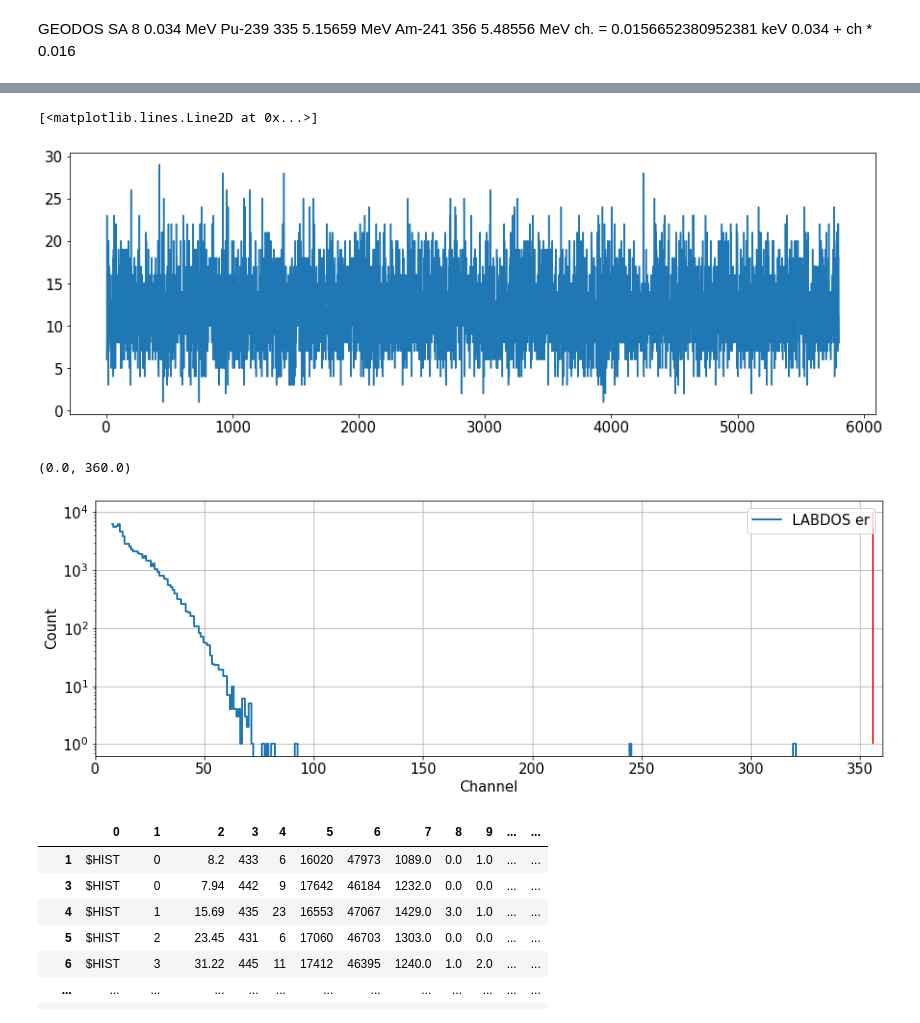
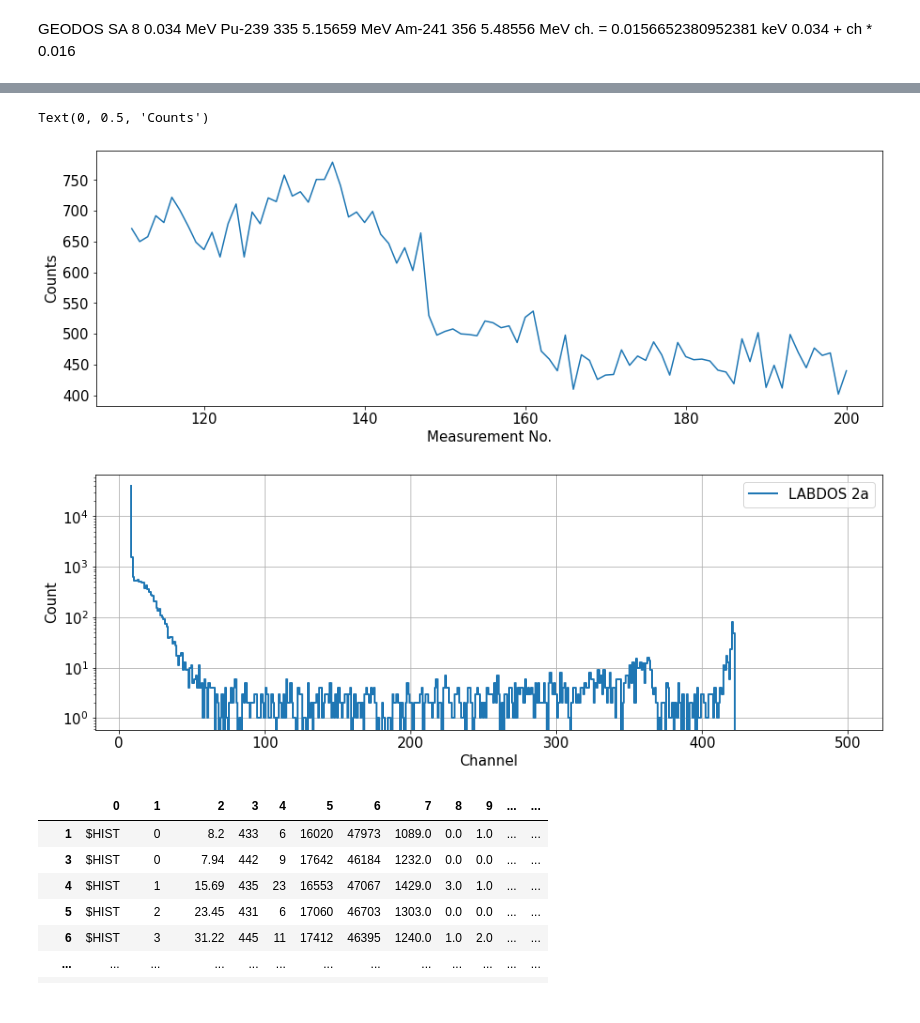
Before and after one commit to UniversalScientificTechnologies/LABDOS01, a Jupyter notebook: notebooks/data-parser.ipynb, the cells around one changed output, grey strips where cells are left out. Drawn from its saved outputs; the diff is of its cells as text; code cells hidden in the pictures.

Commit message:
Plot of calculation with CARI

```diff
--- a/notebooks/data-parser.ipynb
+++ b/notebooks/data-parser.ipynb
@@ -539,13 +540,16 @@ ch. =  0.0156652380952381 keV
 # %%
 # Uranium glass
 fto = '/storage/experiments/2023/0301_SA/uranium_glass/0.TXT' #  File to Open
+fto = '/storage/experiments/2023/03_balonek/ref2_5V/0.TXT' #  File to Open
+#fto = '/storage/experiments/2023/03_balonek/Am/0.TXT' #  File to Open
+#fto = '/storage/experiments/2023/03_balonek/ref5V/0.TXT' #  File to Open
 #fto = '/storage/experiments/2023/0301_SA/PuAm/0.TXT' #  File to Open
 
 l=[]
 l.extend(range(0,505))
 df = pd.read_csv(fto, sep=',', header=None, names=l, comment='*', low_memory=False)#,engine='python' )
 df = df.reset_index(drop=True)
-sn3 = df.loc[df[0]=='$DOS'].iloc[0,5]
+sn3 = df.loc[df[0]=='$DOS'].iloc[0,6]
 print("S.N.: ", sn3)
 df = df.loc[df[0]=='$HIST']
 # %% [output]
@@ -553,14 +573,22 @@ S.N.:  User
 # %%
 FIRST_CHANNEL = 8
 df['sum'] = df.iloc[:,FIRST_CHANNEL:-1].sum(axis=1)
 
 plt.figure(figsize=(15,5))
 matplotlib.rcParams.update({'font.size': 15})
 
+#df = df.iloc[10:90]
+df = df.iloc[110:200]
+#df = df.iloc[40:120]
+
 plt.plot(df['sum'])
+plt.xlabel('Measurement No.')
+plt.ylabel('Counts')
+
+#plt.ylim(0,1000)
 # %% [output]
-[<matplotlib.lines.Line2D at 0x...>]
+Text(0, 0.5, 'Counts')
-[figure, old version]
+[figure, new version]
 # %%
 ener = df.iloc[:,FIRST_CHANNEL:500].sum()
 
@@ -573,11 +601,10 @@ plt.legend()
 plt.xlabel('Channel')
 plt.ylabel('Count')
 plt.grid()
-plt.vlines(356,1,1e4, color='red')
-plt.xlim(0,360)
+#plt.vlines(356,1,1e4, color='red')
+#plt.xlim(0,100)
 # %% [output]
-(0.0, 360.0)
-[figure, old version]
+[figure, new version]
 # %%
 df
 # %% [output]
```
Also changed, not shown: parts of 10 cells of this notebook.
